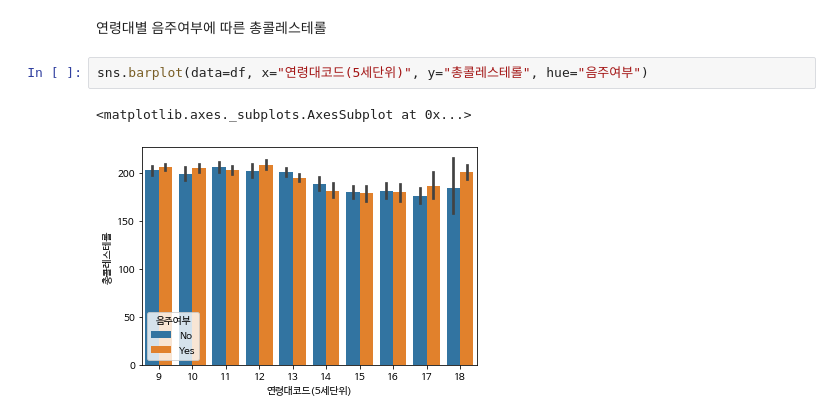
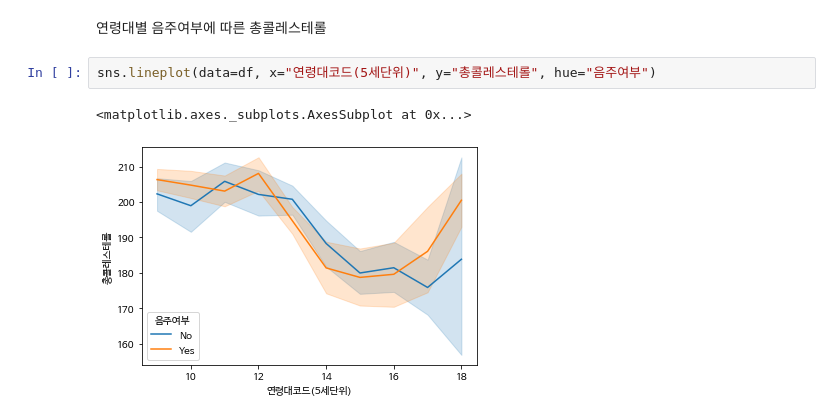
Before and after one commit to sb2011483/ITB2022, a Jupyter notebook: Untitled_ipynb_sb_assignment.ipynb, the cells around one changed output. Cells and saved outputs as stored; diff of their text form.

```diff
--- a/Untitled_ipynb_sb_assignment.ipynb
+++ b/Untitled_ipynb_sb_assignment.ipynb
@@ -182,7 +182,7 @@ sns.boxplot(data=df, x="연령대코드(5세단위)", hue="음주여부")
 # %% [markdown]
 연령대별 음주여부에 따른 총콜레스테롤
 # %%
-sns.barplot(data=df, x="연령대코드(5세단위)", y="총콜레스테롤", hue="음주여부")
+sns.lineplot(data=df, x="연령대코드(5세단위)", y="총콜레스테롤", hue="음주여부")
 # %% [output]
 <matplotlib.axes._subplots.AxesSubplot at 0x...>
-[figure, old version]
+[figure, new version]
```
Also changed, not shown: parts of 2 cells of this notebook.
